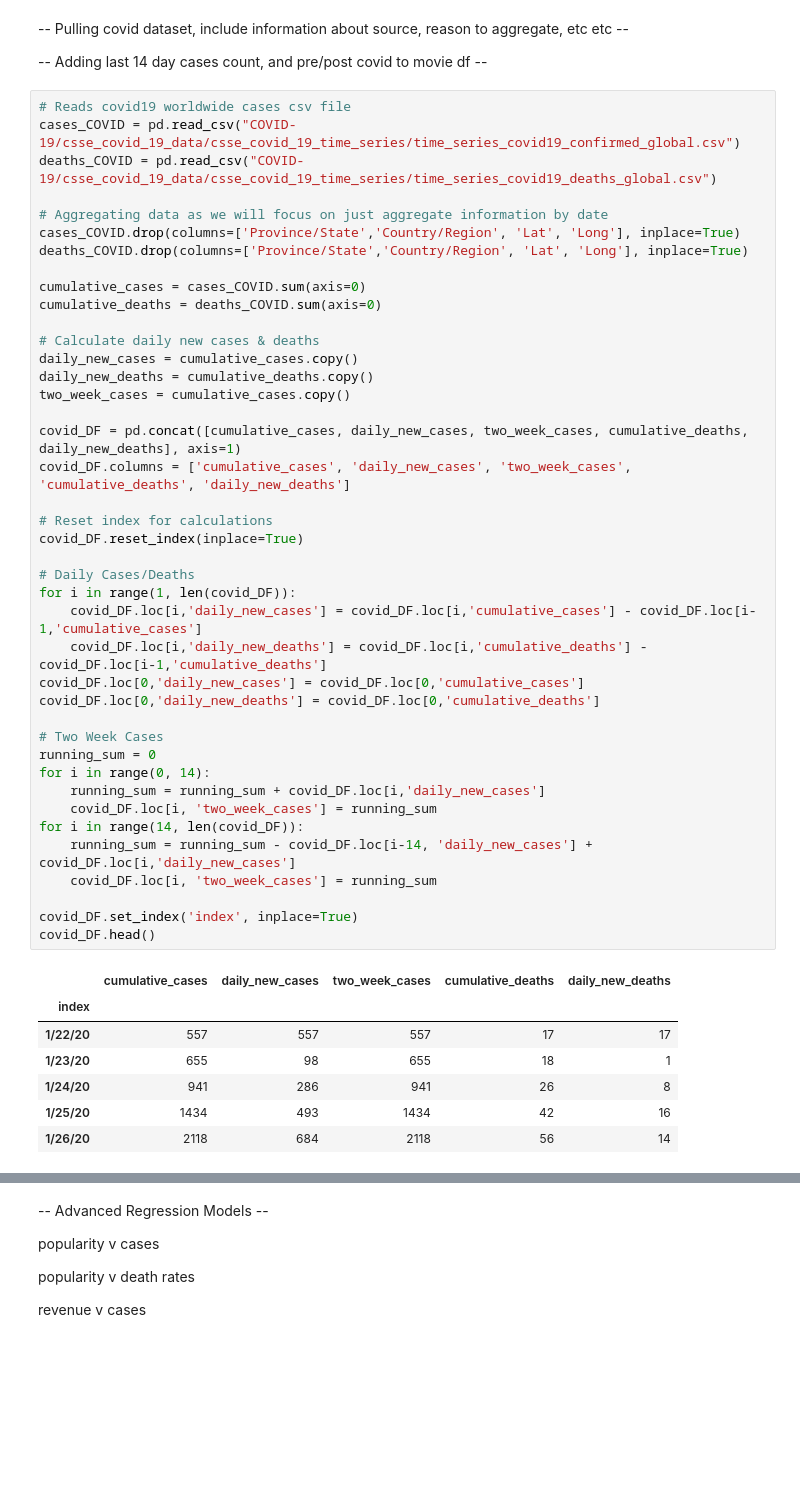
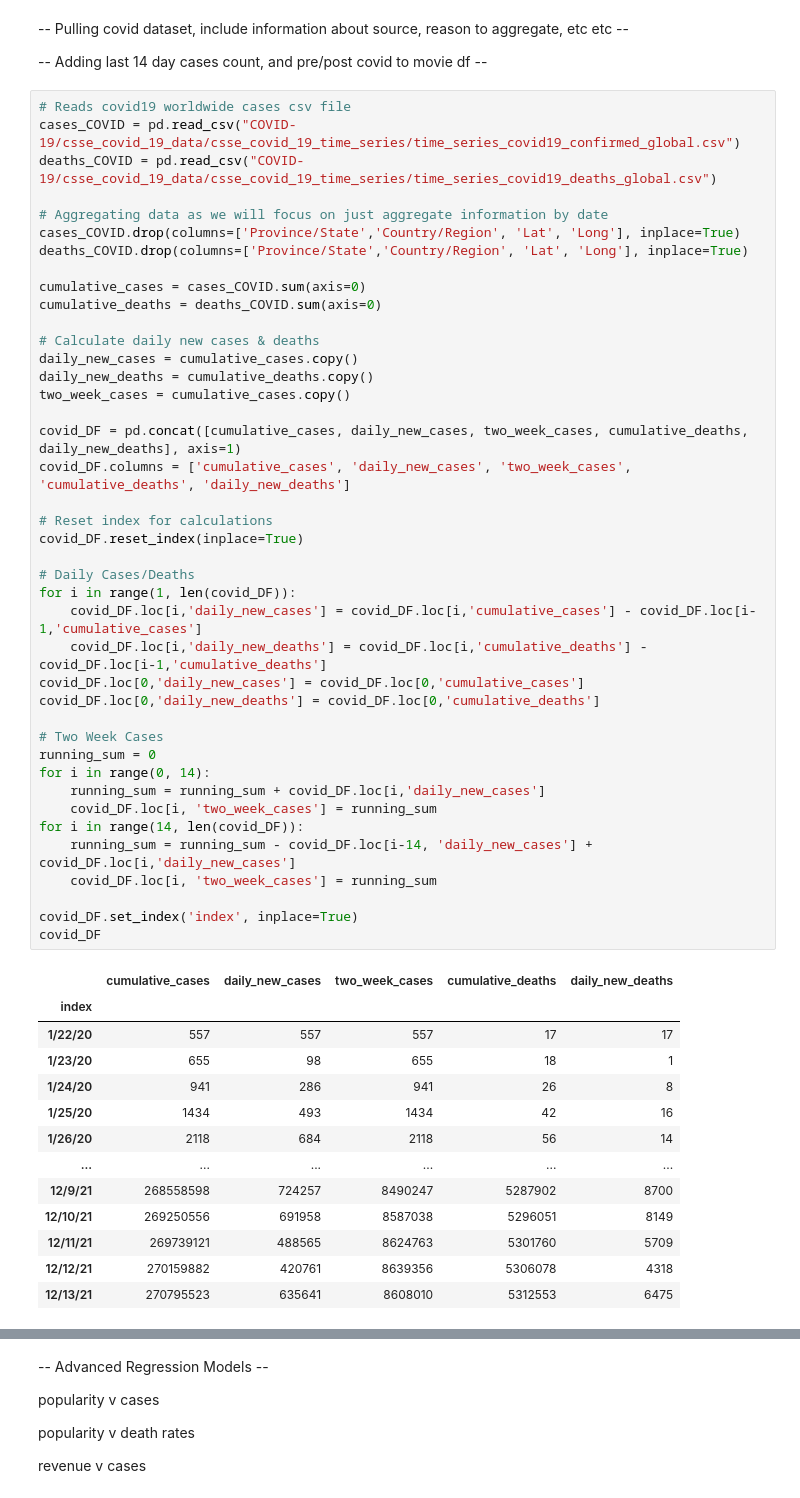
Before and after one commit to stan-GH/final-tutorial, a Jupyter notebook: final_tutorial.ipynb, the cells around one changed output, grey strips where cells are left out. Drawn from its saved outputs; the diff is of its cells as text; blank space fills up the shorter version.

```diff
--- a/final_tutorial.ipynb
+++ b/final_tutorial.ipynb
@@ -322,31 +164,37 @@ covid_DF = pd.concat([cumulative_cases, daily_new_cases, two_week_cases, cumulat
 covid_DF.columns = ['cumulative_cases', 'daily_new_cases', 'two_week_cases', 'cumulative_deaths', 'daily_new_deaths']
 
 # Reset index for calculations
 covid_DF.reset_index(inplace=True)
 
 # Daily Cases/Deaths
 for i in range(1, len(covid_DF)):
     covid_DF.loc[i,'daily_new_cases'] = covid_DF.loc[i,'cumulative_cases'] - covid_DF.loc[i-1,'cumulative_cases']
     covid_DF.loc[i,'daily_new_deaths'] = covid_DF.loc[i,'cumulative_deaths'] - covid_DF.loc[i-1,'cumulative_deaths']
 covid_DF.loc[0,'daily_new_cases'] = covid_DF.loc[0,'cumulative_cases']
 covid_DF.loc[0,'daily_new_deaths'] = covid_DF.loc[0,'cumulative_deaths']
 
 # Two Week Cases
 running_sum = 0
 for i in range(0, 14):
     running_sum = running_sum + covid_DF.loc[i,'daily_new_cases']
     covid_DF.loc[i, 'two_week_cases'] = running_sum
 for i in range(14, len(covid_DF)):
     running_sum = running_sum - covid_DF.loc[i-14, 'daily_new_cases'] + covid_DF.loc[i,'daily_new_cases']
     covid_DF.loc[i, 'two_week_cases'] = running_sum
 
 covid_DF.set_index('index', inplace=True)
-covid_DF.head()
+covid_DF
 # %% [output]
 |  | cumulative_cases | daily_new_cases | two_week_cases | cumulative_deaths | daily_new_deaths |
 | index |  |  |  |  |  |
 | 1/22/20 | 557 | 557 | 557 | 17 | 17 |
 | 1/23/20 | 655 | 98 | 655 | 18 | 1 |
 | 1/24/20 | 941 | 286 | 941 | 26 | 8 |
 | 1/25/20 | 1434 | 493 | 1434 | 42 | 16 |
 | 1/26/20 | 2118 | 684 | 2118 | 56 | 14 |
+| ... | ... | ... | ... | ... | ... |
+| 12/9/21 | 268558598 | 724257 | 8490247 | 5287902 | 8700 |
+| 12/10/21 | 269250556 | 691958 | 8587038 | 5296051 | 8149 |
+| 12/11/21 | 269739121 | 488565 | 8624763 | 5301760 | 5709 |
+| 12/12/21 | 270159882 | 420761 | 8639356 | 5306078 | 4318 |
+| 12/13/21 | 270795523 | 635641 | 8608010 | 5312553 | 6475 |
```
Also changed, not shown: parts of 64 cells of this notebook.
